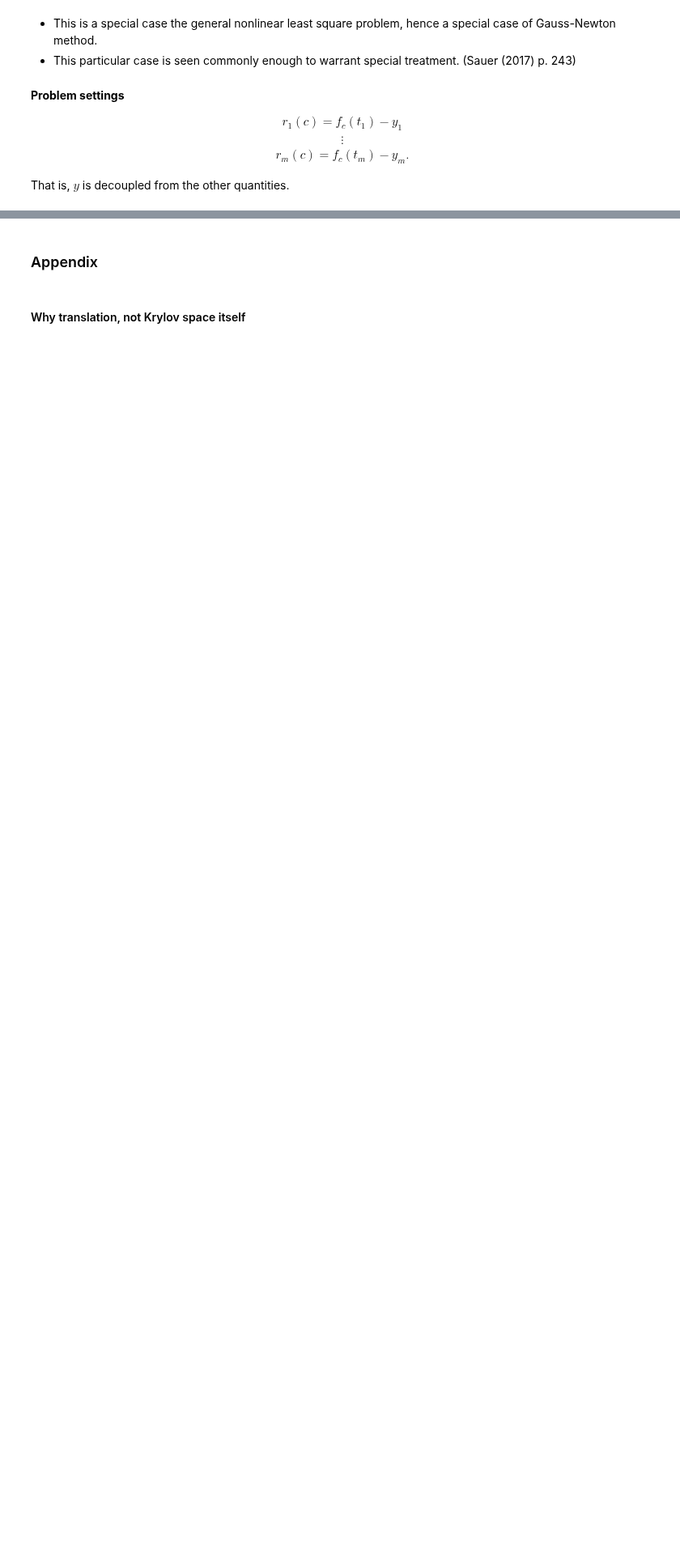
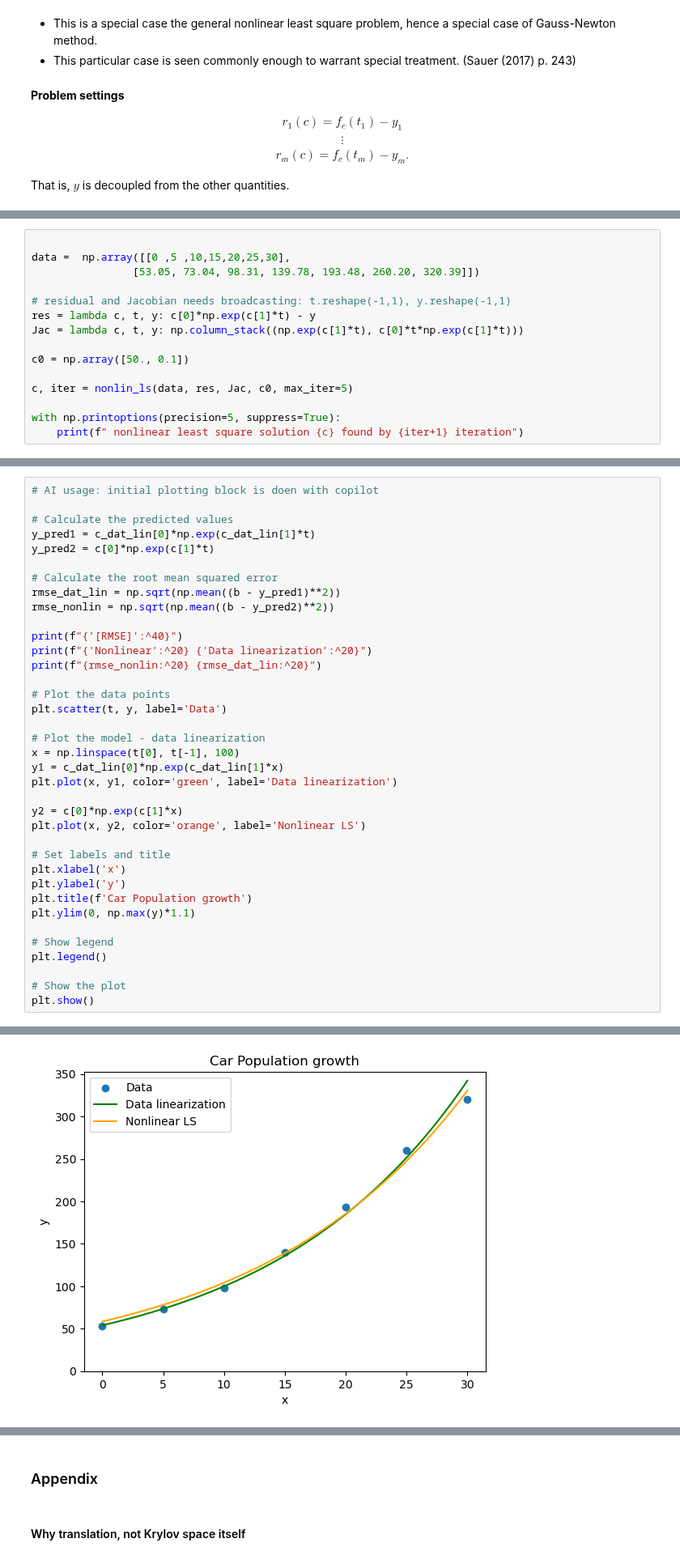
Before and after one commit to jhparkyb/NumAnalNotes_Pub, a Jupyter notebook: chapters/na10leastsquare_part3_GMRES_nonlinLS.ipynb, the cells around one changed output, grey strips where cells are left out. Shown at 81% size. Drawn from its saved outputs; the diff is of its cells as text; blank space fills up the shorter version.

Commit message:
Nonlinear LS done

```diff
--- a/chapters/na10leastsquare_part3_GMRES_nonlinLS.ipynb
+++ b/chapters/na10leastsquare_part3_GMRES_nonlinLS.ipynb
@@ -411,0 +553,15 @@ $(D r)_{i j}=\frac{\partial r_i}{\partial c_j}=f_{c_j}\left(t_i\right)$
+# %%
+
+data =  np.array([[0 ,5 ,10,15,20,25,30],
+                [53.05, 73.04, 98.31, 139.78, 193.48, 260.20, 320.39]])
+
+# residual and Jacobian needs broadcasting: t.reshape(-1,1), y.reshape(-1,1)
+res = lambda c, t, y: c[0]*np.exp(c[1]*t) - y
+Jac = lambda c, t, y: np.column_stack((np.exp(c[1]*t), c[0]*t*np.exp(c[1]*t)))
+
+c0 = np.array([50., 0.1])
+
+c, iter = nonlin_ls(data, res, Jac, c0, max_iter=5)
+
+with np.printoptions(precision=5, suppress=True):
+    print(f" nonlinear least square solution {c} found by {iter+1} iteration")
@@ -411,0 +597,38 @@ $(D r)_{i j}=\frac{\partial r_i}{\partial c_j}=f_{c_j}\left(t_i\right)$
+# %%
+# AI usage: initial plotting block is doen with copilot
+
+# Calculate the predicted values
+y_pred1 = c_dat_lin[0]*np.exp(c_dat_lin[1]*t)
+y_pred2 = c[0]*np.exp(c[1]*t)
+
+# Calculate the root mean squared error
+rmse_dat_lin = np.sqrt(np.mean((b - y_pred1)**2))
+rmse_nonlin = np.sqrt(np.mean((b - y_pred2)**2))
+
+print(f"{'[RMSE]':^40}")
+print(f"{'Nonlinear':^20} {'Data linearization':^20}")
+print(f"{rmse_nonlin:^20} {rmse_dat_lin:^20}")
+
+# Plot the data points
+plt.scatter(t, y, label='Data')
+
+# Plot the model - data linearization
+x = np.linspace(t[0], t[-1], 100)
+y1 = c_dat_lin[0]*np.exp(c_dat_lin[1]*x)
+plt.plot(x, y1, color='green', label='Data linearization')
+
+y2 = c[0]*np.exp(c[1]*x)
+plt.plot(x, y2, color='orange', label='Nonlinear LS')
+
+# Set labels and title
+plt.xlabel('x')
+plt.ylabel('y')
+plt.title(f'Car Population growth')
+plt.ylim(0, np.max(y)*1.1)
+
+# Show legend
+plt.legend()
+
+# Show the plot
+plt.show()
+# %% [output]
@@ -411,0 +638 @@ $(D r)_{i j}=\frac{\partial r_i}{\partial c_j}=f_{c_j}\left(t_i\right)$
+[figure, added]
```
Also changed, not shown: parts of 21 cells of this notebook, 1 other file.
